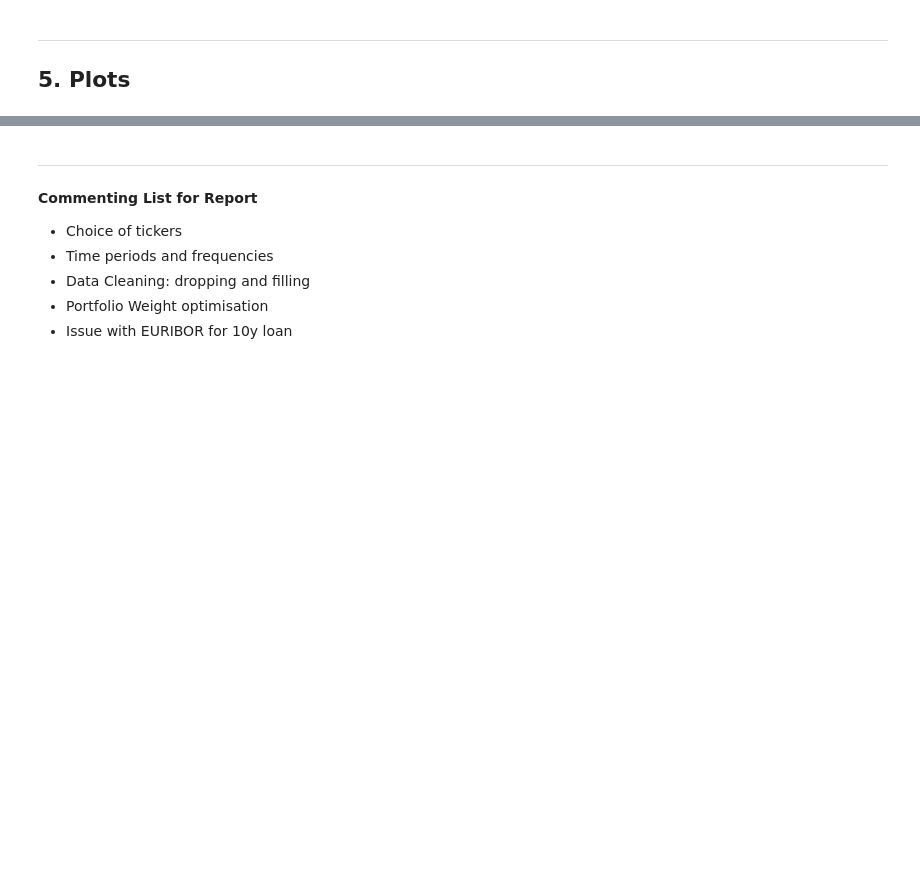
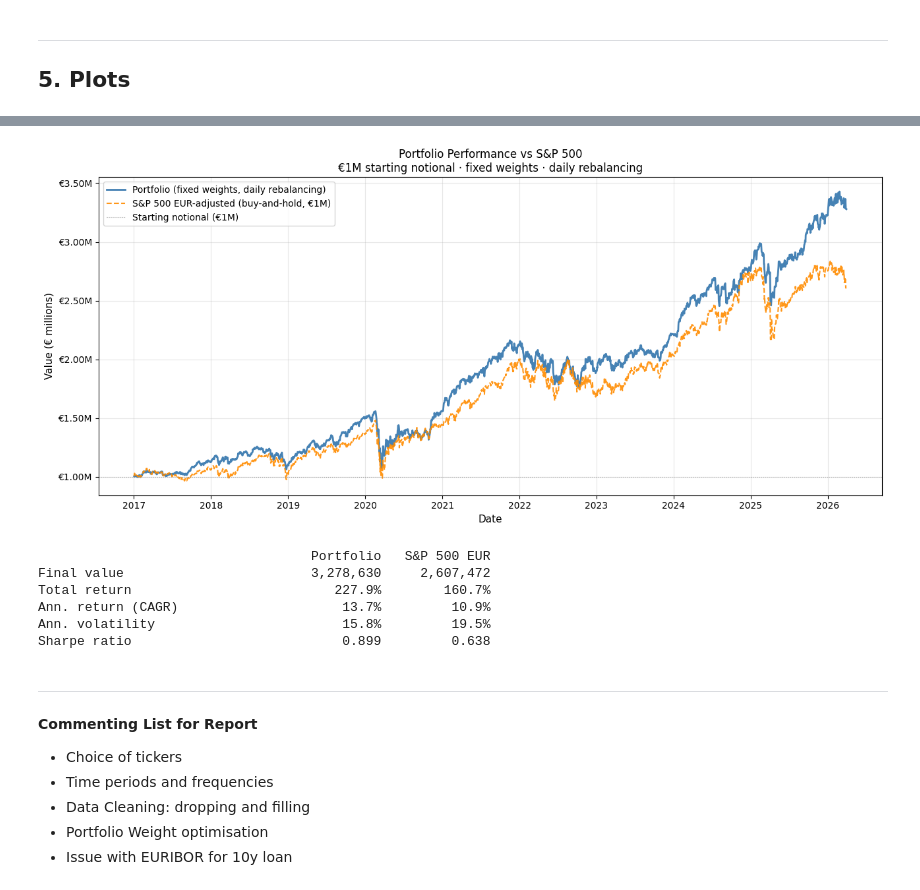
Before and after one commit to siddharthyashkukreja-cloud/QFRM_Assignments, a Jupyter notebook: Assignment_1/01_sid_data.ipynb, the cells around one changed output, grey strips where cells are left out. Cells and saved outputs as stored; diff of their text form; code cells hidden in the pictures; blank space fills up the shorter version.

```diff
--- a/Assignment_1/01_sid_data.ipynb
+++ b/Assignment_1/01_sid_data.ipynb
@@ -500,3 +542,78 @@ plt.show()
+# %%
+# ── Portfolio Performance Over Time ───────────────────────────────────────────
+import matplotlib.dates as mdates
+
+returns_plot = pd.read_csv(DATA_RETURNS, index_col=0, parse_dates=True)
+returns_plot = returns_plot.loc[SAMPLE_START:SAMPLE_END]
+
+# EUR-adjusted returns already in CSV — no manual r_USD − r_EURUSD needed
+
+# ── Rebalanced portfolio (fixed weights, daily) ────────────────────────────────
+port_ret   = sum(WEIGHTS[a] * np.expm1(returns_plot[a]) for a in WEIGHTS)
+port_value = PORTFOLIO_VALUE * (1 + pd.Series(port_ret, index=returns_plot.index)).cumprod()
+
+# ── S&P 500 standalone EUR-adjusted buy-and-hold (same €1M notional) ──────────
+sp500_value = PORTFOLIO_VALUE * (1 + np.expm1(returns_plot["SP500_EUR"])).cumprod()
+
+# ── Plot ───────────────────────────────────────────────────────────────────────
+fig, ax = plt.subplots(figsize=(13, 6))
+
+ax.plot(port_value.index, port_value / 1e6,
+        color="steelblue", linewidth=2.0,
+        label="Portfolio (fixed weights, daily rebalancing)")
+ax.plot(sp500_value.index, sp500_value / 1e6,
+        color="darkorange", linewidth=1.5, linestyle="--", alpha=0.9,
+        label="S&P 500 EUR-adjusted (buy-and-hold, €1M)")
+ax.axhline(PORTFOLIO_VALUE / 1e6, color="grey", linewidth=0.8,
+           linestyle=":", alpha=0.7, label="Starting notional (€1M)")
+
+ax.set_xlabel("Date", fontsize=11)
+ax.set_ylabel("Value (€ millions)", fontsize=11)
+ax.set_title(
+    "Portfolio Performance vs S&P 500\n"
+    f"€{PORTFOLIO_VALUE/1e6:.0f}M starting notional · fixed weights · daily rebalancing",
+    fontsize=12
+)
+ax.yaxis.set_major_formatter(plt.FuncFormatter(lambda x, _: f"€{x:.2f}M"))
+ax.xaxis.set_major_formatter(mdates.DateFormatter("%Y"))
+ax.xaxis.set_major_locator(mdates.YearLocator())
+plt.xticks(rotation=0)
+ax.legend(fontsize=10, loc="upper left")
+ax.grid(True, alpha=0.3)
+plt.tight_layout()
+plt.savefig("plots/portfolio_performance.png", dpi=150, bbox_inches="tight")
+plt.show()
+
+# ── Summary stats ──────────────────────────────────────────────────────────────
+n_years         = (pd.Timestamp(SAMPLE_END) - pd.Timestamp(SAMPLE_START)).days / 365.25
+total_ret_port  = (port_value.iloc[-1]  / PORTFOLIO_VALUE - 1) * 100
+total_ret_sp500 = (sp500_value.iloc[-1] / PORTFOLIO_VALUE - 1) * 100
+
+port_daily_ret  = pd.Series(port_ret, index=returns_plot.index)
+sp500_daily_ret = np.expm1(returns_plot["SP500_EUR"])
+
+rf_daily     = EURIBOR_T0 / 100 / TRADING_DAYS
+sharpe_port  = (port_daily_ret.mean()  - rf_daily) / port_daily_ret.std()  * np.sqrt(TRADING_DAYS)
+sharpe_sp500 = (sp500_daily_ret.mean() - rf_daily) / sp500_daily_ret.std() * np.sqrt(TRADING_DAYS)
+
+print(f"{'':30s}  {'Portfolio':>12}  {'S&P 500 EUR':>12}")
+print(f"{'Final value':30s}  {port_value.iloc[-1]:>12,.0f}  {sp500_value.iloc[-1]:>12,.0f}")
+print(f"{'Total return':30s}  {total_ret_port:>11.1f}%  {total_ret_sp500:>11.1f}%")
+print(f"{'Ann. return (CAGR)':30s}  "
+      f"{((1+total_ret_port/100)**(1/n_years)-1)*100:>11.1f}%  "
+      f"{((1+total_ret_sp500/100)**(1/n_years)-1)*100:>11.1f}%")
+print(f"{'Ann. volatility':30s}  "
+      f"{port_daily_ret.std()  * np.sqrt(TRADING_DAYS) * 100:>11.1f}%  "
+      f"{sp500_daily_ret.std() * np.sqrt(TRADING_DAYS) * 100:>11.1f}%")
+print(f"{'Sharpe ratio':30s}  {sharpe_port:>12.3f}  {sharpe_sp500:>12.3f}")
+# %% [output]
+[figure, added]
+                                   Portfolio   S&P 500 EUR
+Final value                        3,278,630     2,607,472
+Total return                          227.9%        160.7%
+Ann. return (CAGR)                     13.7%         10.9%
+Ann. volatility                        15.8%         19.5%
+Sharpe ratio                           0.899         0.638
 # %% [markdown]
 ---
 **Commenting List for Report**
```
Also changed, not shown: parts of 8 cells of this notebook, 6 other files.
